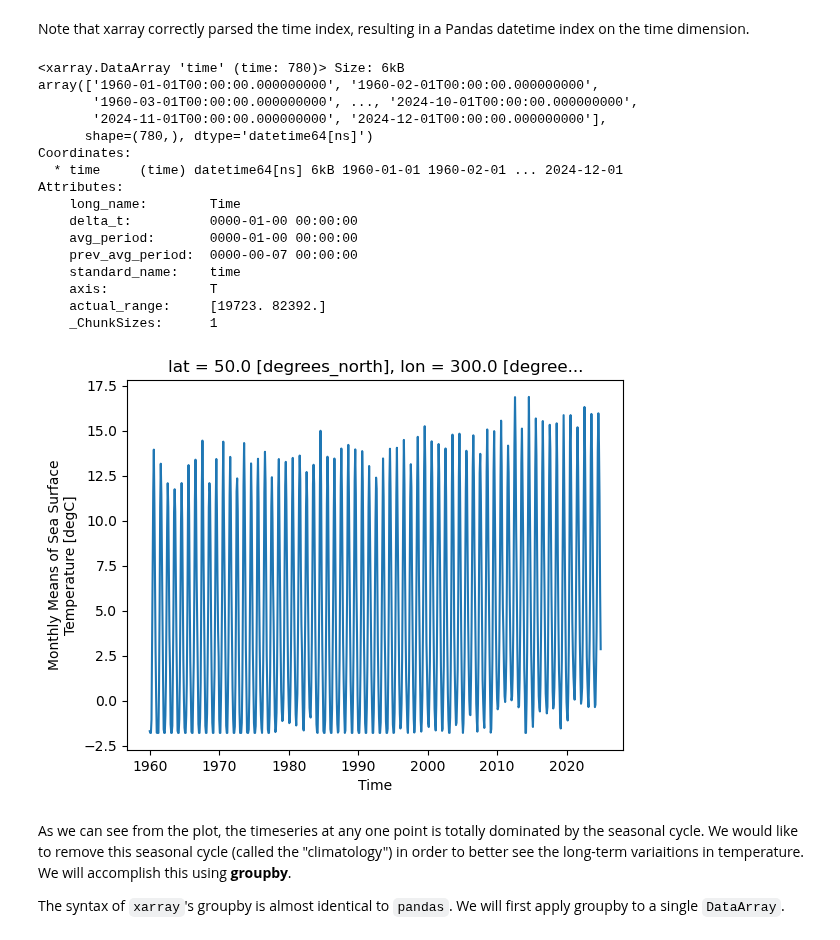
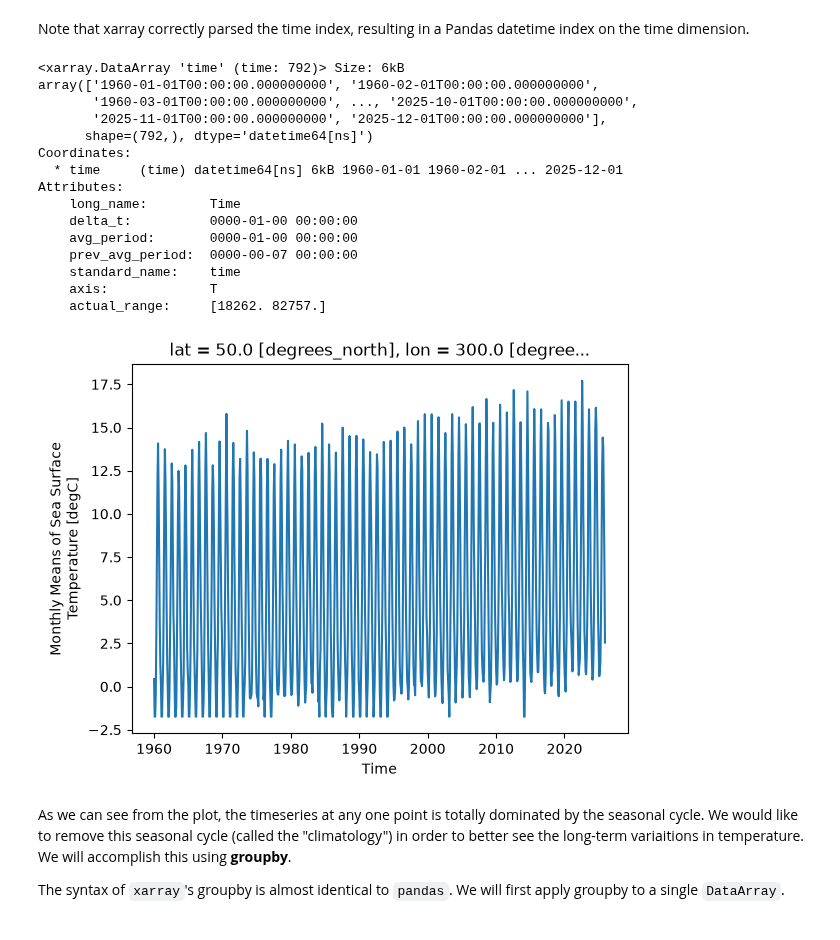
Before and after one commit to HamedAlemo/advanced-geo-python, a Jupyter notebook: lectures/07_xarray_advanced.ipynb, the cells around one changed output. Saved outputs shown, nothing was run; the diff lists cells and outputs as text; code cells hidden in the pictures.

```diff
--- a/lectures/07_xarray_advanced.ipynb
+++ b/lectures/07_xarray_advanced.ipynb
@@ -182,4 +187,13 @@ ds = xr.open_dataset(url, drop_variables=['time_bnds'])
+# %%
+noaa_sst_url = 'https://raw.githubusercontent.com/HamedAlemo/advanced-geo-python/main/files/noaa.ersst.v6/sst.mnmean.nc'
+
+noaa_sst_file = pooch.retrieve(
+    noaa_sst_url,
+    known_hash="ef61d97774bda4cc21324a8ce33059ac826101590c0da9911ec1ceb8bcf357b7"
+)
+# %%
+noaa_sst = xr.open_dataset(noaa_sst_file, drop_variables=['time_bnds'])
 # %%
-ds = ds.sel(time=slice('1960', '2024'))
-ds
+noaa_sst = noaa_sst.sel(time=slice('1960', '2025'))
+noaa_sst
 # %% [output]
@@ -211,15 +225,15 @@ plt.show()
 # %% [markdown]
 Note that xarray correctly parsed the time index, resulting in a Pandas datetime index on the time dimension.
 # %%
-ds.time
+noaa_sst.time
 # %% [output]
-<xarray.DataArray 'time' (time: 780)> Size: 6kB
+<xarray.DataArray 'time' (time: 792)> Size: 6kB
 array(['1960-01-01T00:00:00.000000000', '1960-02-01T00:00:00.000000000',
-       '1960-03-01T00:00:00.000000000', ..., '2024-10-01T00:00:00.000000000',
-       '2024-11-01T00:00:00.000000000', '2024-12-01T00:00:00.000000000'],
-      shape=(780,), dtype='datetime64[ns]')
+       '1960-03-01T00:00:00.000000000', ..., '2025-10-01T00:00:00.000000000',
+       '2025-11-01T00:00:00.000000000', '2025-12-01T00:00:00.000000000'],
+      shape=(792,), dtype='datetime64[ns]')
 Coordinates:
-  * time     (time) datetime64[ns] 6kB 1960-01-01 1960-02-01 ... 2024-12-01
+  * time     (time) datetime64[ns] 6kB 1960-01-01 1960-02-01 ... 2025-12-01
 Attributes:
     long_name:        Time
     delta_t:          0000-01-00 00:00:00
@@ -227,13 +241,12 @@ Attributes:
     prev_avg_period:  0000-00-07 00:00:00
     standard_name:    time
     axis:             T
-    actual_range:     [19723. 82392.]
-    _ChunkSizes:      1
+    actual_range:     [18262. 82757.]
 # %%
-ds.sst.sel(lon=300, lat=50).plot()
+noaa_sst.sst.sel(lon=300, lat=50).plot()
 plt.show()
 # %% [output]
-[figure, old version]
+[figure, new version]
 # %% [markdown]
 As we can see from the plot, the timeseries at any one point is totally dominated by the seasonal cycle. We would like to remove this seasonal cycle (called the "climatology") in order to better see the long-term variaitions in temperature. We will accomplish this using **groupby**.
 
```
Also changed, not shown: parts of 34 cells of this notebook.
